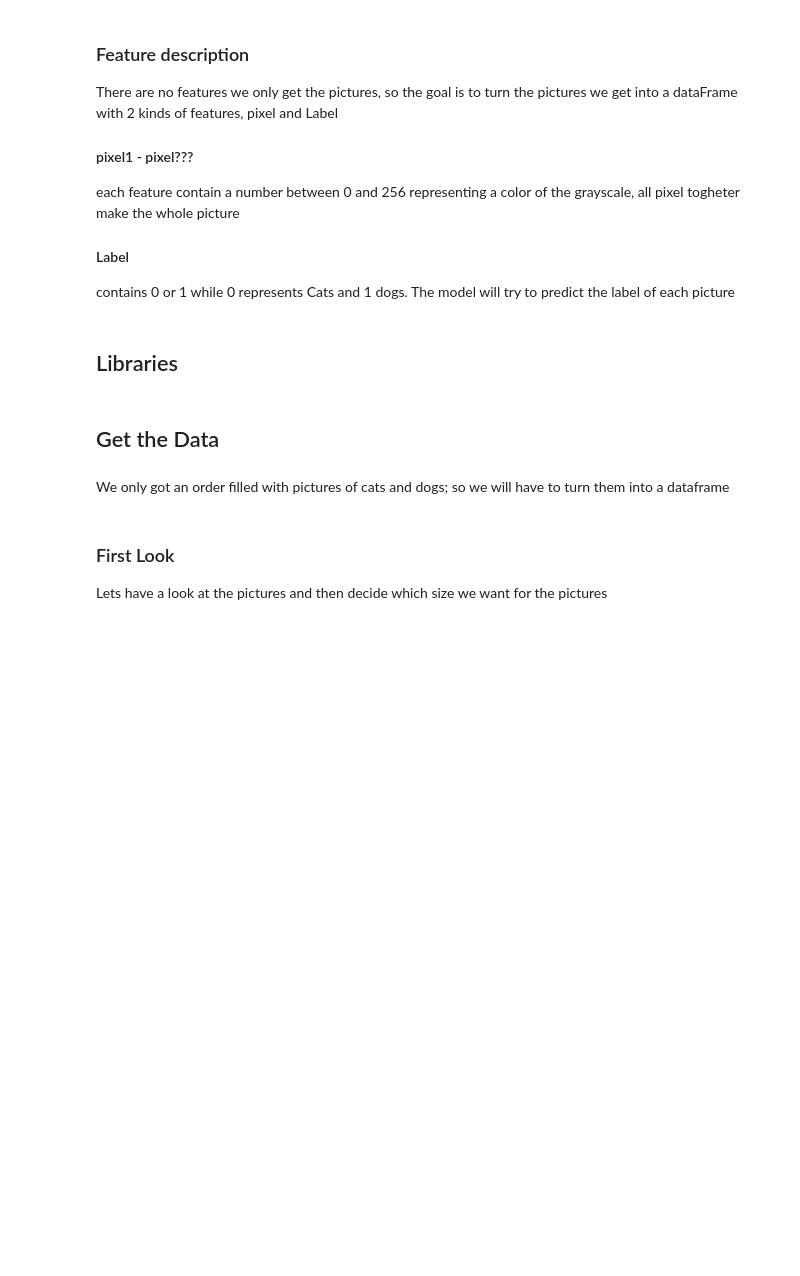
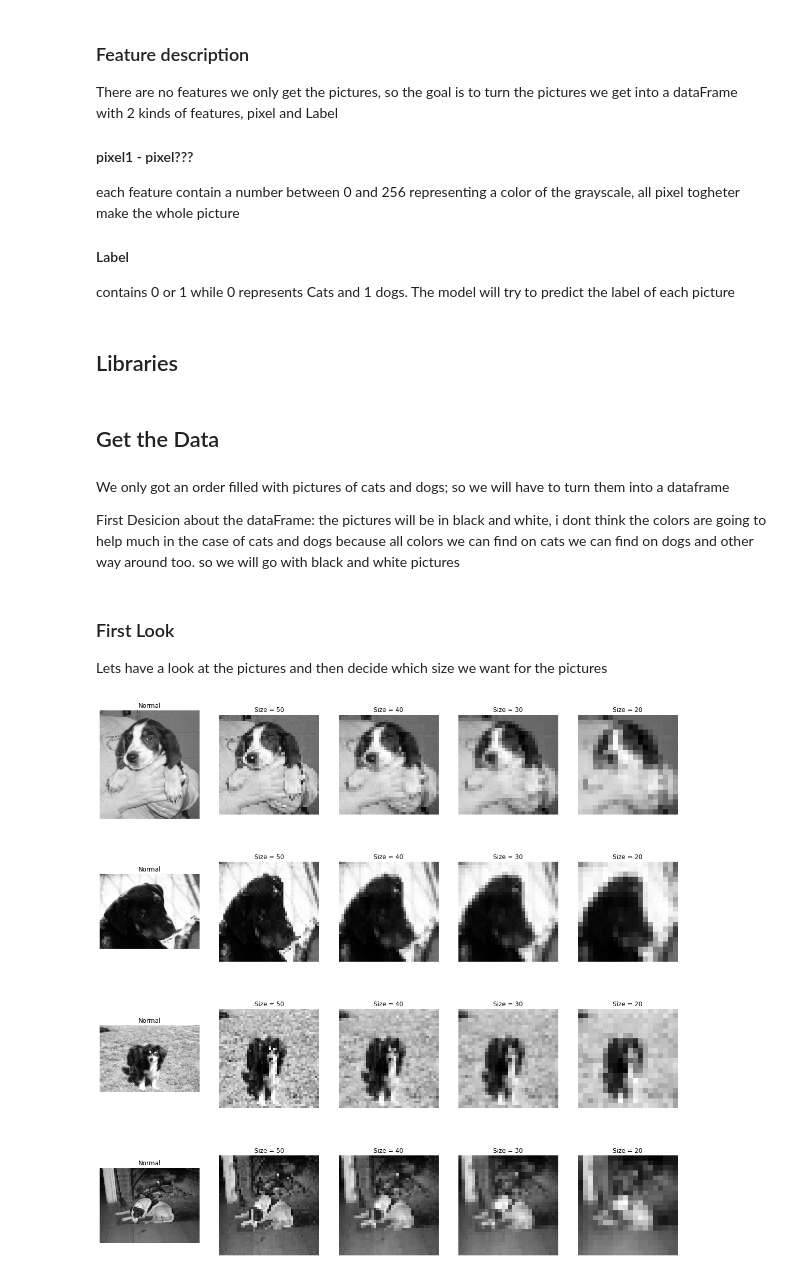
Before and after one commit to Inon-Sinn/Project-Gmar-2, a Jupyter notebook: Part 3 Cats and Dogs.ipynb, the cells around one changed output. Cells and saved outputs as stored; diff of their text form; code cells hidden in the pictures; blank space fills up the shorter version.

Commit message:
Part 3: First look finished

```diff
--- a/Part 3 Cats and Dogs.ipynb
+++ b/Part 3 Cats and Dogs.ipynb
@@ -36,8 +36,44 @@ import warnings
 warnings.filterwarnings('ignore')
 # %% [markdown]
 ## Get the Data
-# %% [markdown]
-We only got an order filled with pictures of cats and dogs; so we will have to turn them into a dataframe
+# %% [markdown]
+We only got an order filled with pictures of cats and dogs; so we will have to turn them into a dataframe
+
+First Desicion about the dataFrame: the pictures will be in black and white,  i dont think the colors are going to help much in the case of cats and dogs because all colors we can find on cats we can find on dogs and other way around too. so we will go with black and white pictures
 # %% [markdown]
 ### First Look
 Lets have a look at the pictures and then decide which size we want for the pictures
+# %%
+plt.figure(figsize=(20,20))
+for i in range(1,20,5):
+    plt.subplot(4,5, i)
+    plt.axis('off')
+    img = cv2.imread('csv folder/train/dog.{}.jpg'.format(i+9),0 )
+    plt.imshow(img, cmap ='gray')
+    plt.title("Normal")
+
+    plt.subplot(4,5, i+1)
+    plt.axis('off')
+    plt.title("Size = 50")
+    img = cv2.resize(img , (50,50))
+    plt.imshow(img, cmap ='gray')
+
+    plt.subplot(4,5, i+2)
+    plt.axis('off')
+    plt.title("Size = 40")
+    img = cv2.resize(img , (40,40))
+    plt.imshow(img, cmap ='gray')
+
+    plt.subplot(4,5, i+3)
+    plt.axis('off')
+    plt.title("Size = 30")
+    img = cv2.resize(img , (30,30))
+    plt.imshow(img, cmap ='gray')
+
+    plt.subplot(4,5, i+4)
+    plt.axis('off')
+    plt.title("Size = 20")
+    img = cv2.resize(img , (20,20))
+    plt.imshow(img, cmap ='gray')
+# %% [output]
+[figure, added]
```
Also changed, not shown: parts of 3 cells of this notebook, 1 other file.
